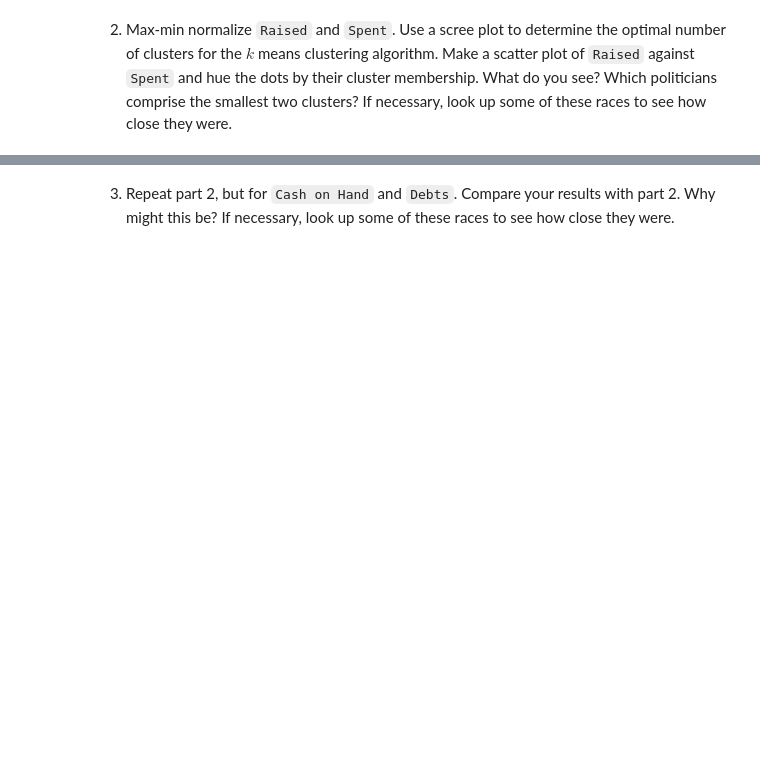
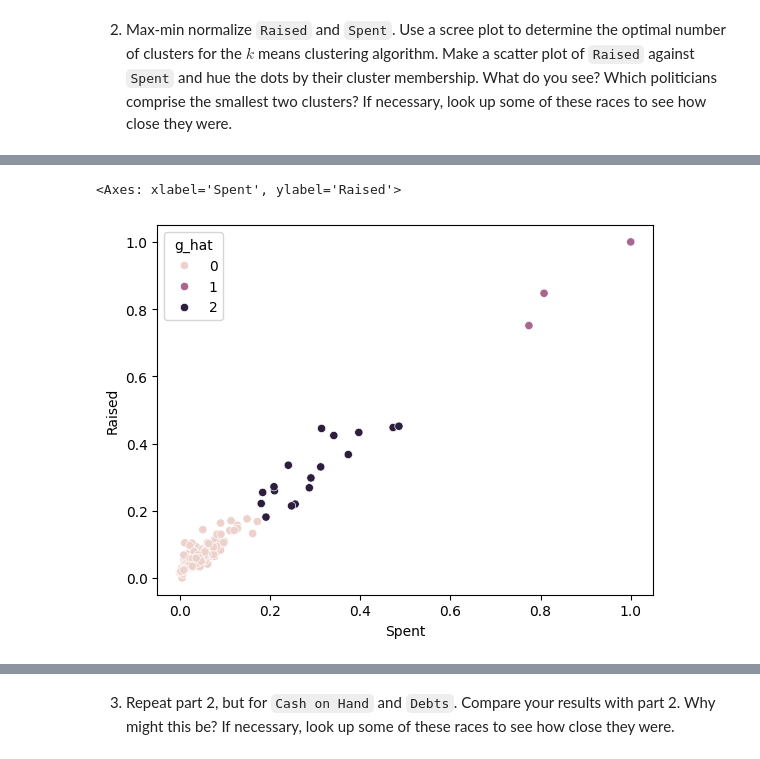
Before and after one commit to xec9cp/clustering_assignment, a Jupyter notebook: assignment_clustering.ipynb, the cells around one changed output, grey strips where cells are left out. Saved outputs shown, nothing was run; the diff lists cells and outputs as text; code cells hidden in the pictures; blank space fills up the shorter version.

```diff
--- a/assignment_clustering.ipynb
+++ b/assignment_clustering.ipynb
@@ -141,0 +151,10 @@ data.head()
+# %%
+model = KMeans(n_clusters=3,random_state=0) # Pass centroids and options into the model
+model = model.fit(RS) # Initialize a kmc model
+df['g_hat'] = model.predict(RS) # Predict values
+
+# scatter plot
+sns.scatterplot(y = RS['Raised'], x = RS['Spent'], hue = df['g_hat'])
+# %% [output]
+<Axes: xlabel='Spent', ylabel='Raised'>
+[figure, added]
```
Also changed, not shown: parts of 22 cells of this notebook.
